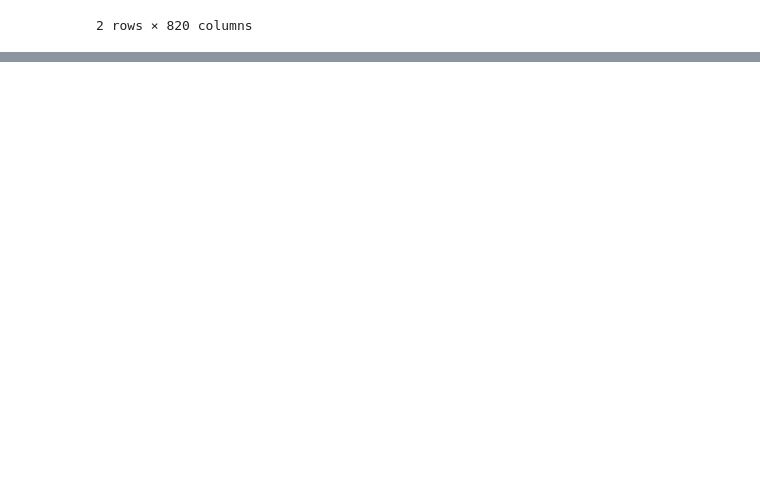
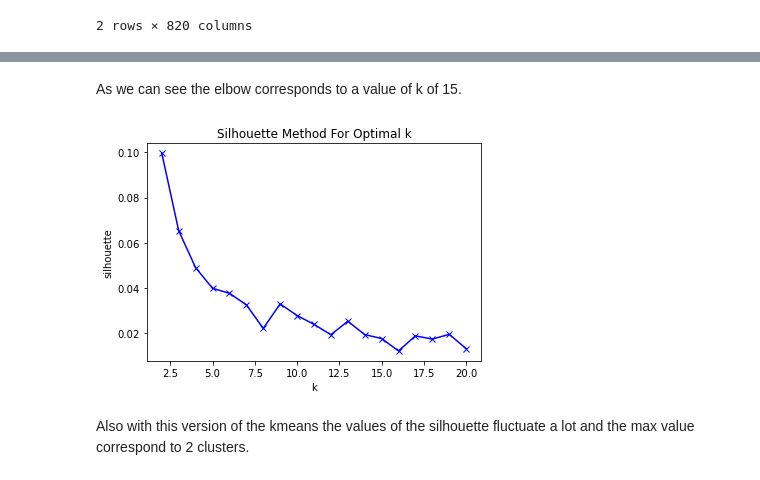
Before and after one commit to AlessandroPecchini/ADM-HW4, a Jupyter notebook: AudioSignals.ipynb, the cells around one changed output, grey strips where cells are left out. Saved outputs shown, nothing was run; the diff lists cells and outputs as text; code cells hidden in the pictures; blank space fills up the shorter version.

```diff
--- a/AudioSignals.ipynb
+++ b/AudioSignals.ipynb
@@ -967,0 +1079,3 @@ if not os.path.exists(out_path):
+# %%
+pca = decomposition.PCA(n_components = 0.80) # we choose the number of principal components that explains the 80% of the total variance
+pca.fit(X)
@@ -967,0 +1088,5 @@ if not os.path.exists(out_path):
+# %%
+columns = ['PC'+str(i) for i in range(1,117)]
+# %%
+df_scores = pd.DataFrame(pca.transform(X), columns = columns)
+df_scores.head()
@@ -967,0 +1289,9 @@ if not os.path.exists(out_path):
+# %%
+elbow = []
+silhouette_dict_pp = {}
+for k in tqdm(range(2,21)):
+    model_pp = KMeans(n_clusters = k)
+    model_pp.fit(df_scores)
+    clusters_pp = model_pp.labels_
+    elbow.append(model_pp.inertia_)
+    silhouette_dict_pp.update({k:silhouette_score(df_scores, clusters_pp)})
@@ -967,0 +1306,12 @@ if not os.path.exists(out_path):
+# %% [markdown]
+As we can see the elbow corresponds to a value of k of 15.
+# %%
+plt.plot(range(2,21), silhouette_dict_pp.values(), 'bx-')
+plt.xlabel('k')
+plt.ylabel('silhouette')
+plt.title('Silhouette Method For Optimal k')
+plt.show()
+# %% [output]
+[figure, added]
+# %% [markdown]
+Also with this version of the kmeans the values of the silhouette fluctuate a lot and the max value correspond to 2 clusters.
```
Also changed, not shown: parts of 121 cells of this notebook, 2 other files.
